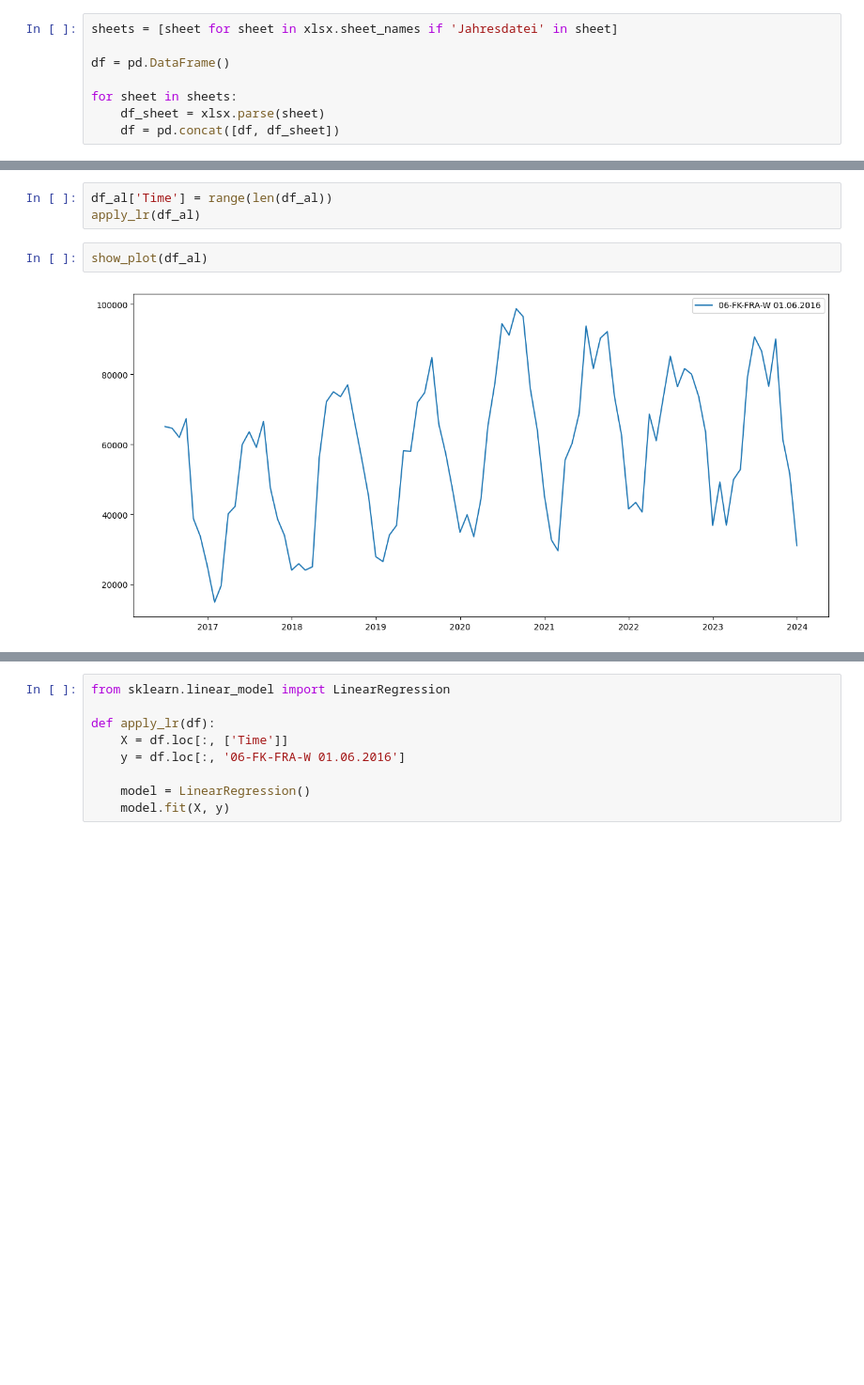
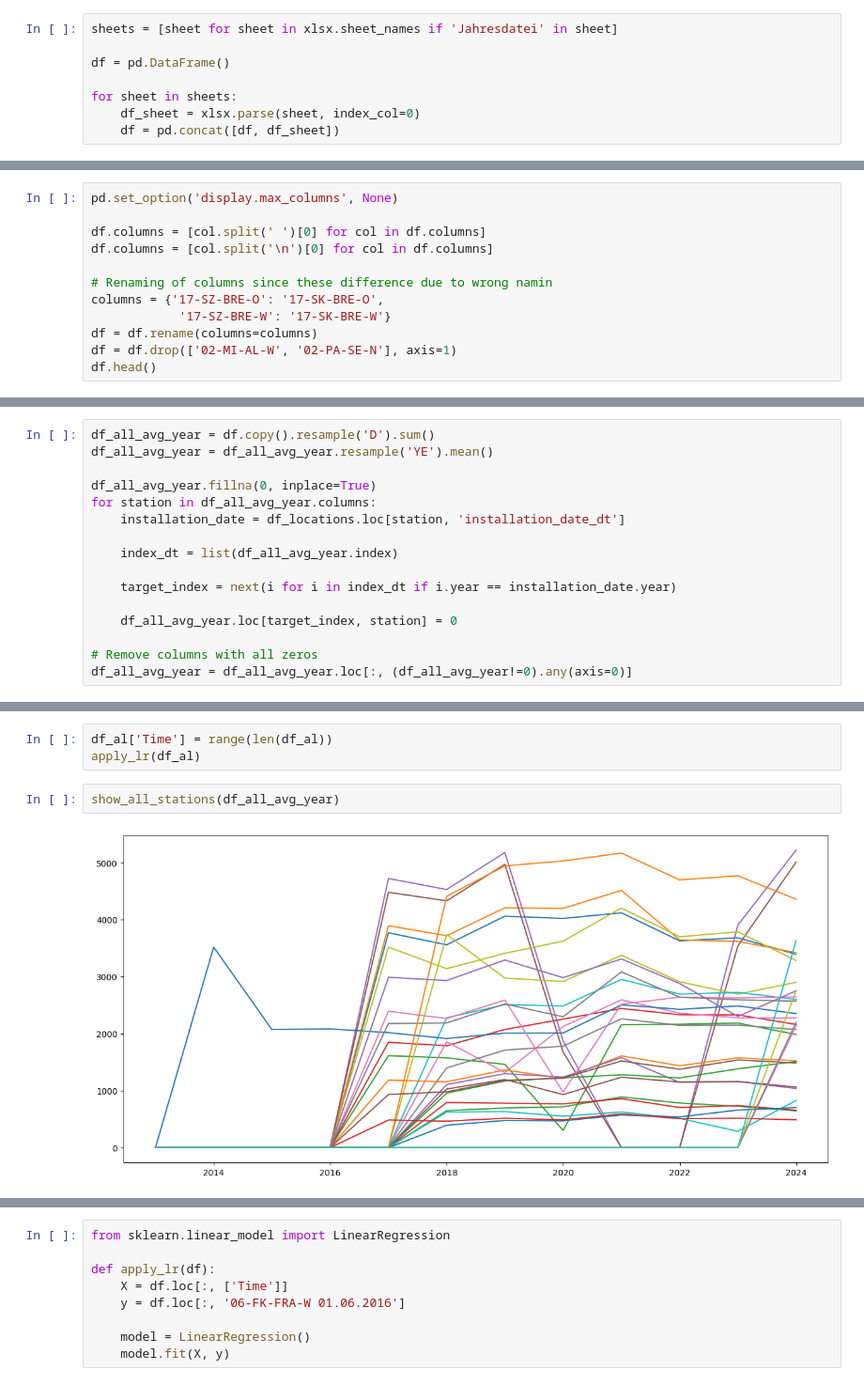
Before and after one commit to nickreiter98/berlin-biking, a Jupyter notebook: analysis.ipynb, the cells around one changed output, grey strips where cells are left out. Shown: that part at 94% size. Cells and saved outputs as stored; diff of their text form; blank space fills up the shorter version.

```diff
--- a/analysis.ipynb
+++ b/analysis.ipynb
@@ -50,5 +74,5 @@ sheets = [sheet for sheet in xlsx.sheet_names if 'Jahresdatei' in sheet]
 df = pd.DataFrame()
 
 for sheet in sheets:
-    df_sheet = xlsx.parse(sheet)
+    df_sheet = xlsx.parse(sheet, index_col=0)
     df = pd.concat([df, df_sheet])
@@ -81,0 +79,12 @@ df_al = df[[col for col in df.columns if 'FK-FRA-W' in col]]
+# %%
+pd.set_option('display.max_columns', None)
+
+df.columns = [col.split(' ')[0] for col in df.columns]
+df.columns = [col.split('\n')[0] for col in df.columns]
+
+# Renaming of columns since these difference due to wrong namin
+columns = {'17-SZ-BRE-O': '17-SK-BRE-O',
+            '17-SZ-BRE-W': '17-SK-BRE-W'}
+df = df.rename(columns=columns)
+df = df.drop(['02-MI-AL-W', '02-PA-SE-N'], axis=1)
+df.head()
@@ -81,0 +105,16 @@ df_al = df[[col for col in df.columns if 'FK-FRA-W' in col]]
+# %%
+df_all_avg_year = df.copy().resample('D').sum()
+df_all_avg_year = df_all_avg_year.resample('YE').mean()
+
+df_all_avg_year.fillna(0, inplace=True)
+for station in df_all_avg_year.columns:
+    installation_date = df_locations.loc[station, 'installation_date_dt']
+
+    index_dt = list(df_all_avg_year.index)
+
+    target_index = next(i for i in index_dt if i.year == installation_date.year)
+
+    df_all_avg_year.loc[target_index, station] = 0
+
+# Remove columns with all zeros
+df_all_avg_year = df_all_avg_year.loc[:, (df_all_avg_year!=0).any(axis=0)]
@@ -87,10 +167,10 @@ df_al = df_al.loc[(df_al!=0).any(axis=1)]
 # %%
 df_al['Time'] = range(len(df_al))
 apply_lr(df_al)
-# %%
-show_plot(df_al)
-# %% [output]
-[figure, removed]
+# %%
+show_all_stations(df_all_avg_year)
+# %% [output]
+[figure, added]
 # %%
 import matplotlib.pyplot as plt
 
```
Also changed, not shown: parts of 11 cells of this notebook.
